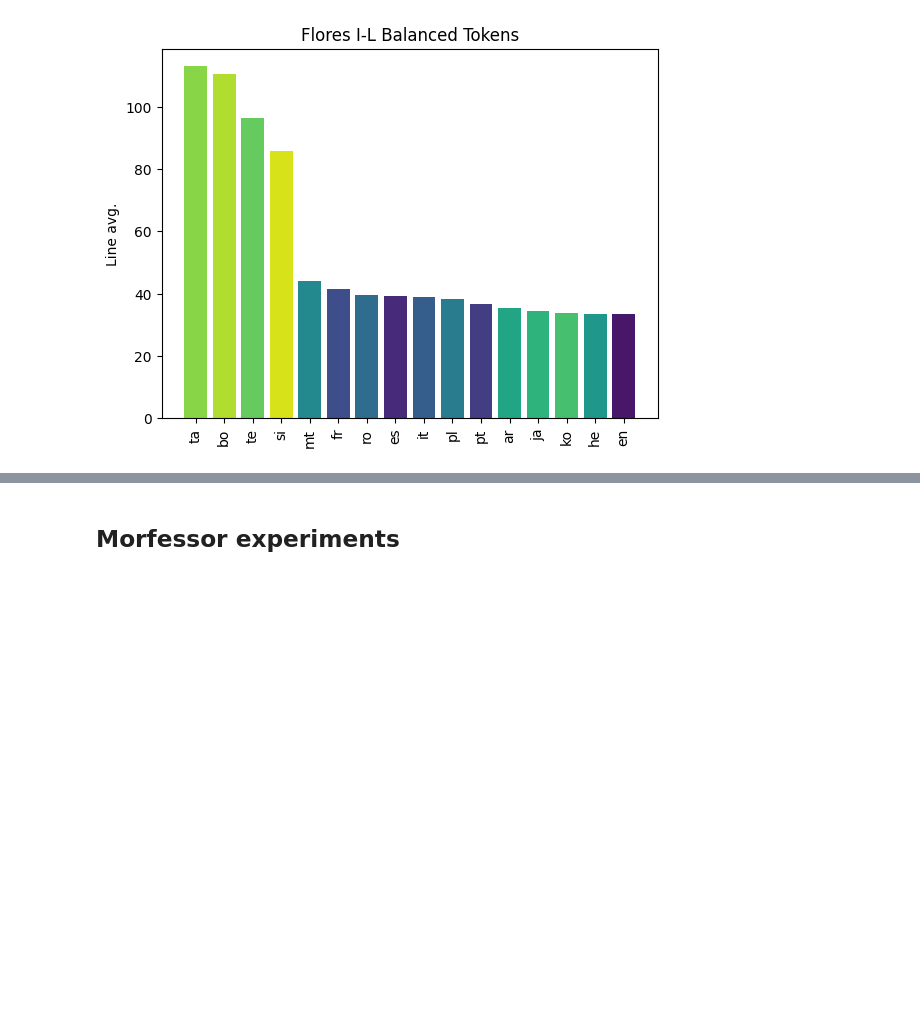
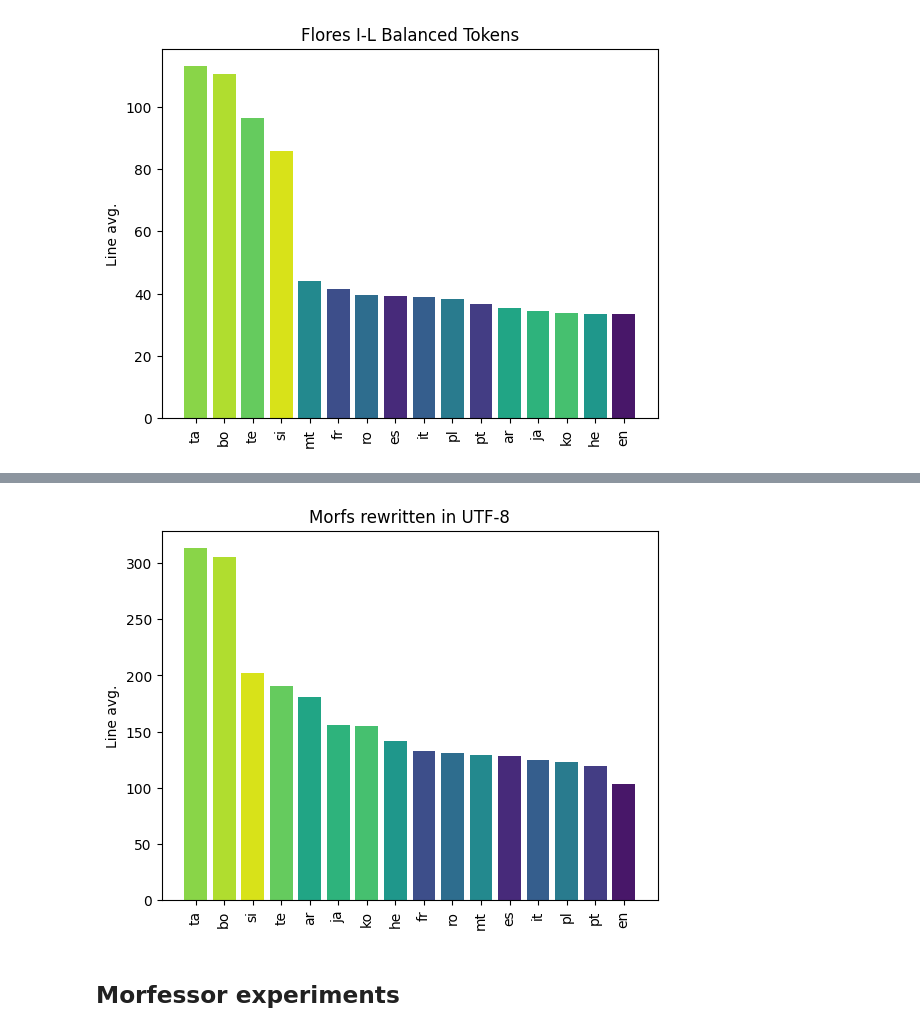
Before and after one commit to tomlimi/MYTE, a Jupyter notebook: flores_200_analysis.ipynb, the cells around one changed output, grey strips where cells are left out. Cells and saved outputs as stored; diff of their text form; code cells hidden in the pictures; blank space fills up the shorter version.

```diff
--- a/flores_200_analysis.ipynb
+++ b/flores_200_analysis.ipynb
@@ -137,3 +159,8 @@ plot_token_numbers(flores_il_baltok, "Flores I-L Balanced Tokens")
+# %%
+title = f"Morfs rewritten in UTF-8"
+plot_token_numbers(flores_morfs_rw , title)
+# %% [output]
+[figure, added]
 # %% [markdown]
 ## Morfessor experiments
 # %%
```
Also changed, not shown: parts of 13 cells of this notebook, 2 other files.
